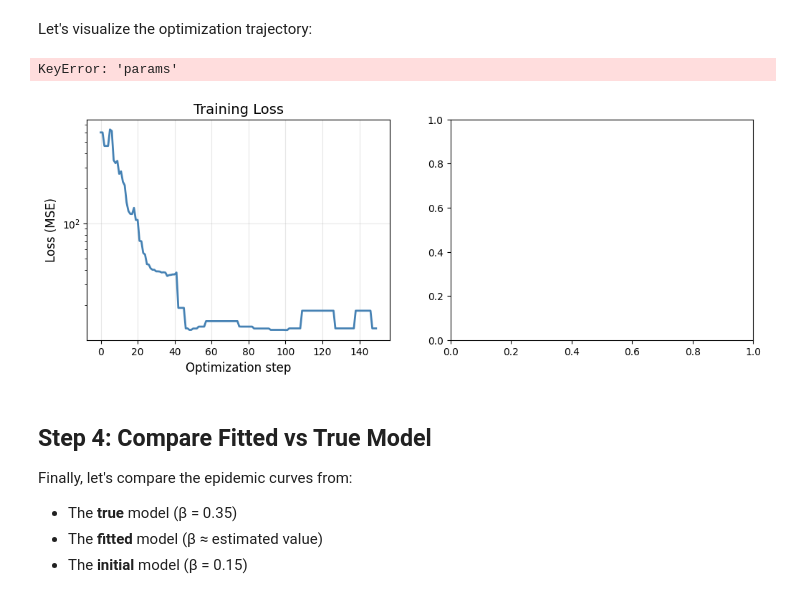
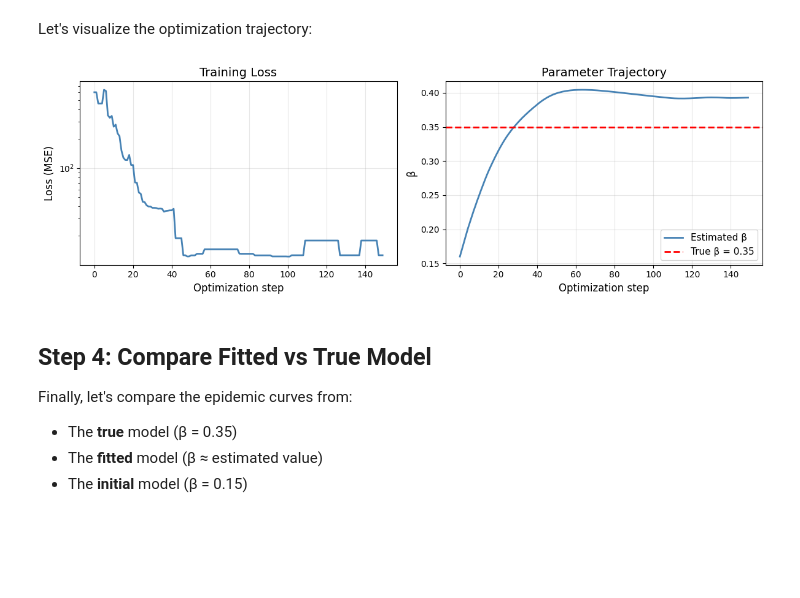
Before and after one commit to OJWatson/emidm, a Jupyter notebook: docs/notebooks/calibration.ipynb, the cells around one changed output. Cells and saved outputs as stored; diff of their text form; code cells hidden in the pictures; blank space fills up the shorter version.

```diff
--- a/docs/notebooks/calibration.ipynb
+++ b/docs/notebooks/calibration.ipynb
@@ -140,21 +140,31 @@ Optimization complete!
 # %% [markdown]
 Let's visualize the optimization trajectory:
 # %%
-fig, ax = plt.subplots(figsize=(8, 4))
+fig, axes = plt.subplots(1, 2, figsize=(12, 4))
 
 # Loss curve
+ax = axes[0]
 ax.plot(history["loss"], color="steelblue", linewidth=2)
 ax.set_xlabel("Optimization step", fontsize=12)
 ax.set_ylabel("Loss (MSE)", fontsize=12)
 ax.set_title("Training Loss", fontsize=14)
 ax.set_yscale("log")
 ax.grid(alpha=0.3)
 
+# Parameter trajectory
+ax = axes[1]
+ax.plot(history["params"], color="steelblue", linewidth=2, label="Estimated β")
+ax.axhline(y=BETA_TRUE, color="red", linestyle="--", linewidth=2, label=f"True β = {BETA_TRUE}")
+ax.set_xlabel("Optimization step", fontsize=12)
+ax.set_ylabel("β", fontsize=12)
+ax.set_title("Parameter Trajectory", fontsize=14)
+ax.legend(fontsize=11)
+ax.grid(alpha=0.3)
+
 plt.tight_layout()
 plt.show()
 # %% [output]
-KeyError: 'params'
-[figure, old version]
+[figure, new version]
 # %% [markdown]
 ## Step 4: Compare Fitted vs True Model
 
```
Also changed, not shown: parts of 1 cell of this notebook, 5 other files.
